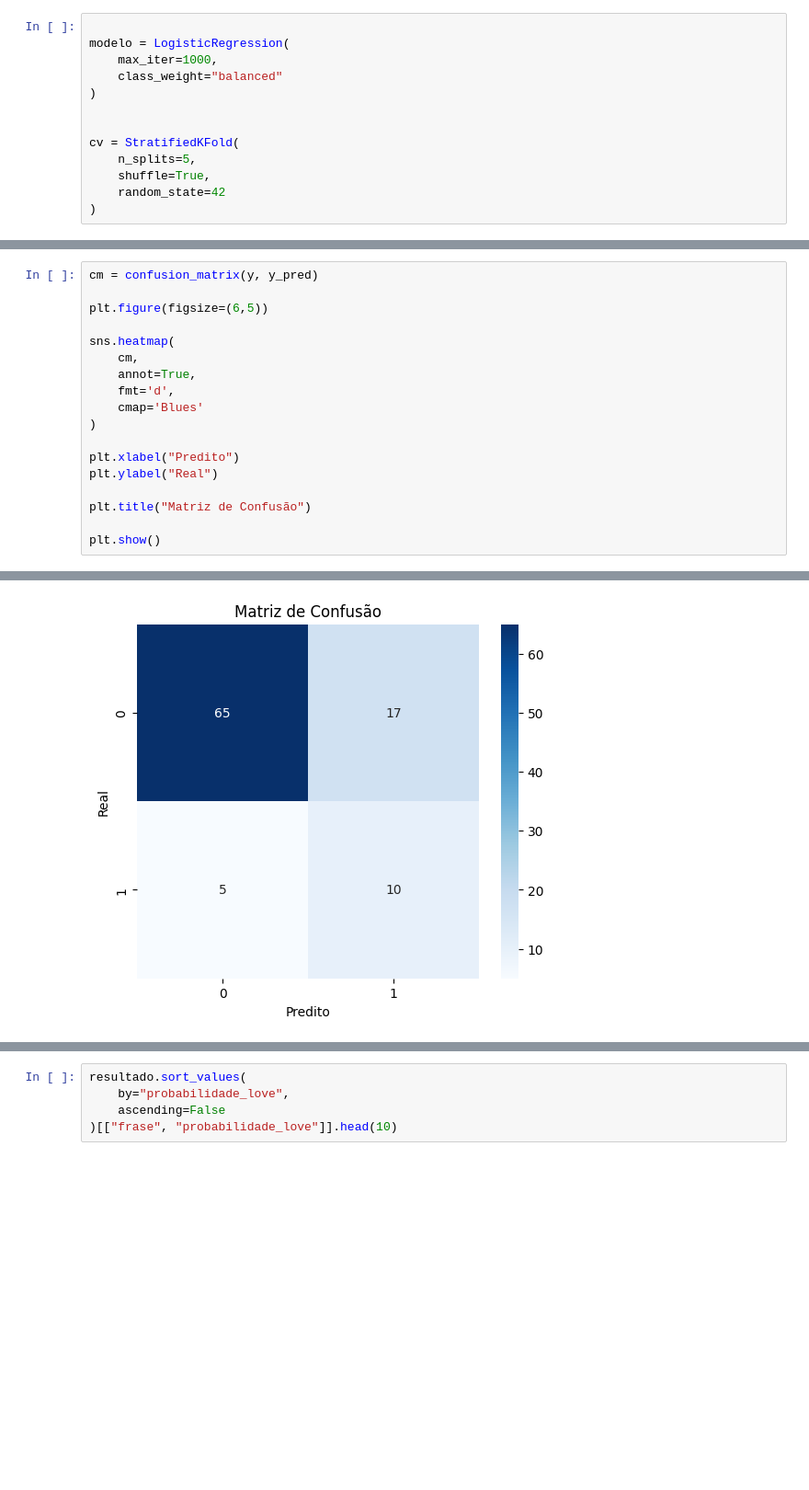
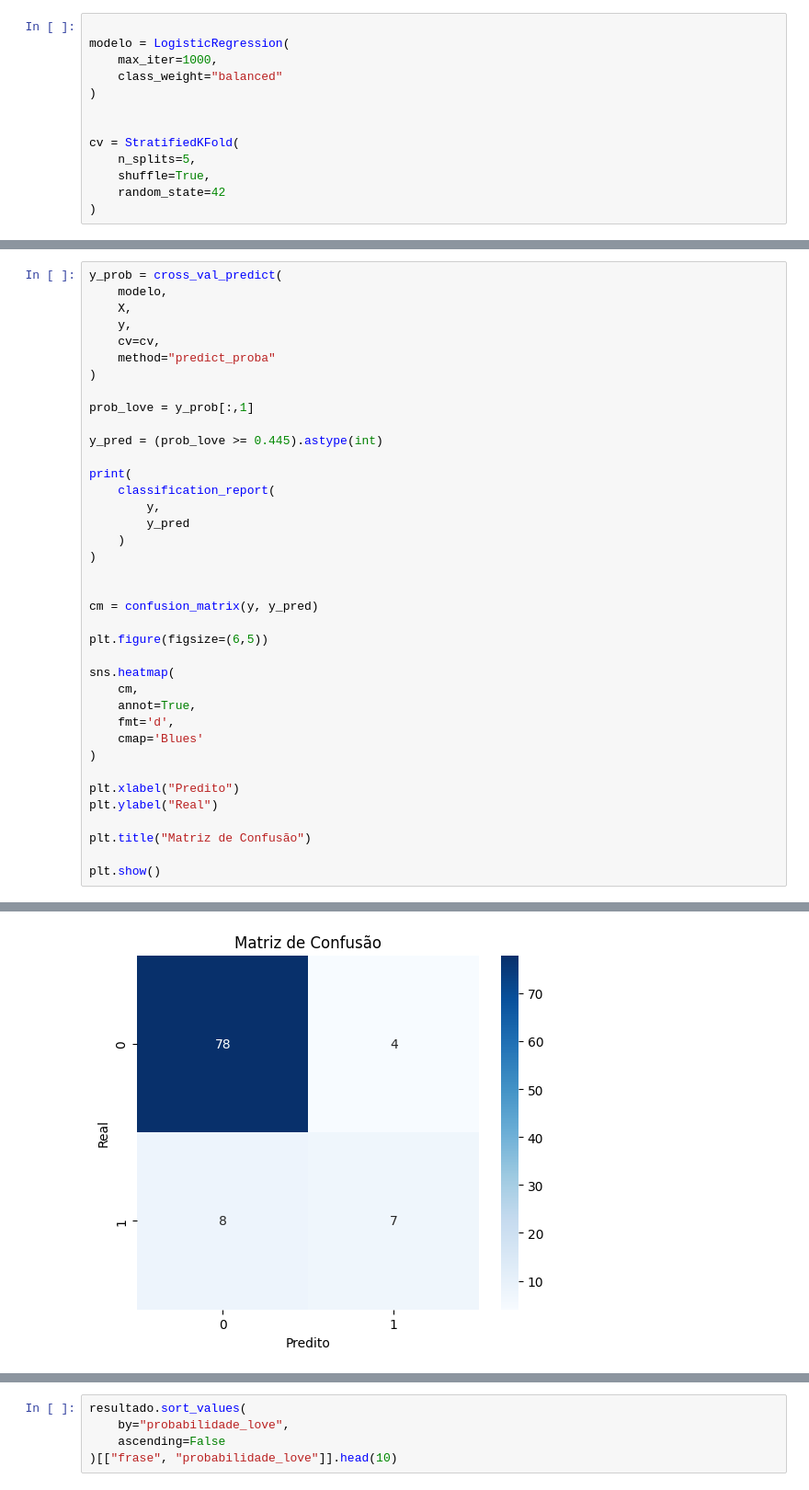
Before and after one commit to Isabela-Farina/Perspectiva_dados, a Jupyter notebook: Analise/Aprendizado.ipynb, the cells around one changed output, grey strips where cells are left out. Shown at 92% size. Saved outputs shown, nothing was run; the diff lists cells and outputs as text; blank space fills up the shorter version.

```diff
--- a/Analise/Aprendizado.ipynb
+++ b/Analise/Aprendizado.ipynb
@@ -103,4 +126,24 @@ weighted avg       0.84      0.77      0.80        97
 # %%
+y_prob = cross_val_predict(
+    modelo,
+    X,
+    y,
+    cv=cv,
+    method="predict_proba"
+)
+
+prob_love = y_prob[:,1]
+
+y_pred = (prob_love >= 0.445).astype(int)
+
+print(
+    classification_report(
+        y,
+        y_pred
+    )
+)
+
+
 cm = confusion_matrix(y, y_pred)
 
 plt.figure(figsize=(6,5))
@@ -122,2 +173,2 @@ plt.show()
-[figure, old version]
+[figure, new version]
 # %%
```
Also changed, not shown: parts of 4 cells of this notebook.
